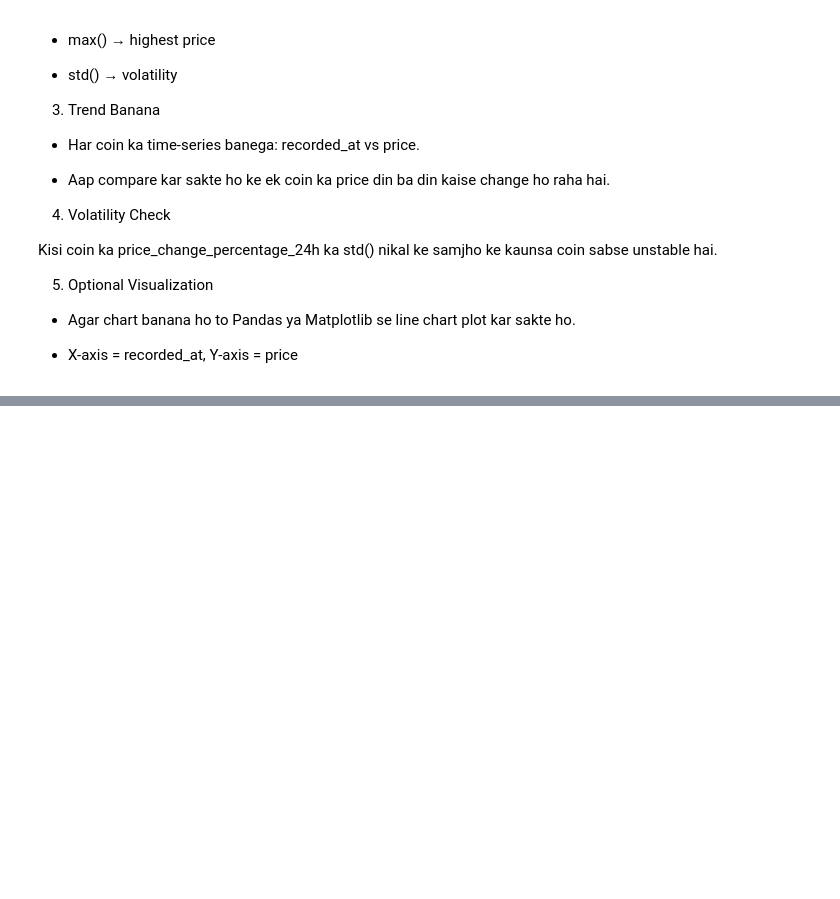
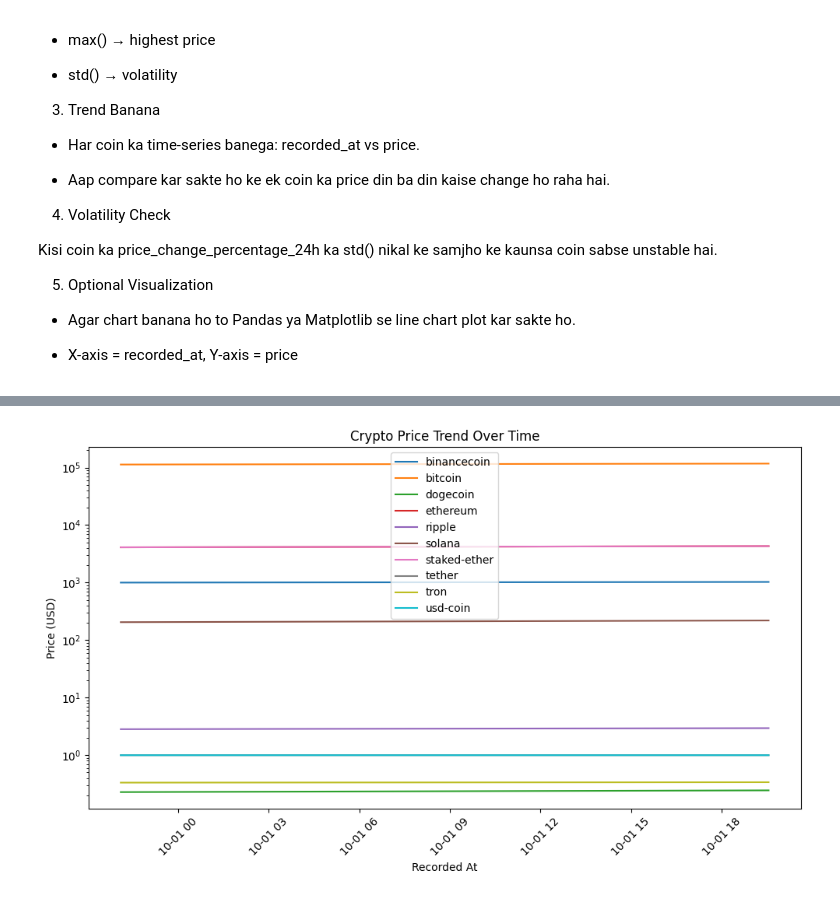
Before and after one commit to rmszk/Data-Analytics-Practice, a Jupyter notebook: Projects/2 Crypto API + Pandas + MySQL/crypto.ipynb, the cells around one changed output, grey strips where cells are left out. Saved outputs shown, nothing was run; the diff lists cells and outputs as text; code cells hidden in the pictures; blank space fills up the shorter version.

Commit message:
practice Crypto 01-oct-2k25

```diff
--- a/Projects/2 Crypto API + Pandas + MySQL/crypto.ipynb
+++ b/Projects/2 Crypto API + Pandas + MySQL/crypto.ipynb
@@ -144,0 +181,11 @@ Kisi coin ka price_change_percentage_24h ka std() nikal ke samjho ke kaunsa coin
+# %%
+coin_time = df1.groupby("id")["recorded_at"].min()
+#print(coin_time)
+coin_time = df1.groupby("id")["recorded_at"].unique()
+#print(coin_time)
+coin_time = df1.groupby("id")["recorded_at"].count()
+coin_time = df1.groupby("id")["recorded_at"].std()
+
+for coin_id, group in df1.groupby("id"):
+    print(coin_id)
+    print(group["recorded_at"].head())
@@ -144,0 +231,4 @@ Kisi coin ka price_change_percentage_24h ka std() nikal ke samjho ke kaunsa coin
+# %%
+for coin, group in df1.groupby("id"):
+    print(coin)
+    print(group[["recorded_at", "current_price"]])
@@ -144,0 +268,21 @@ Kisi coin ka price_change_percentage_24h ka std() nikal ke samjho ke kaunsa coin
+# %%
+df1["recorded_at"] = pd.to_datetime(df1["recorded_at"])
+df1 = df1.sort_values("recorded_at")
+
+import matplotlib.pyplot as plt
+
+plt.figure(figsize=(10,6))
+
+for coin, group in df1.groupby("id"):
+    plt.plot(group["recorded_at"], group["current_price"], label=coin)
+
+plt.xlabel("Recorded At")
+plt.ylabel("Price (USD)")
+plt.title("Crypto Price Trend Over Time")
+plt.yscale("log")
+plt.legend()
+plt.xticks(rotation=45)
+plt.tight_layout()
+plt.show()
+# %% [output]
+[figure, added]
```
Also changed, not shown: parts of 13 cells of this notebook, 2 other files.
